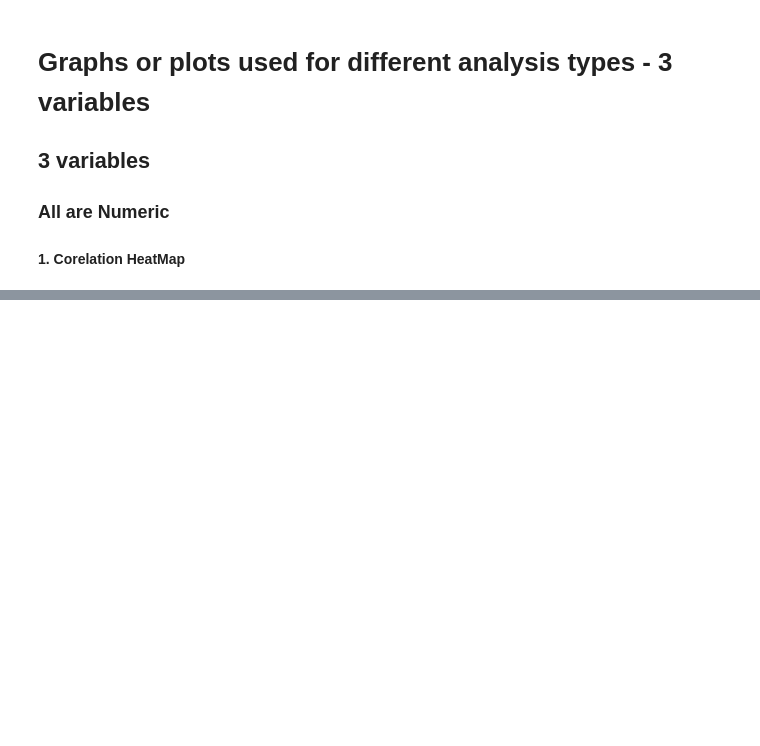
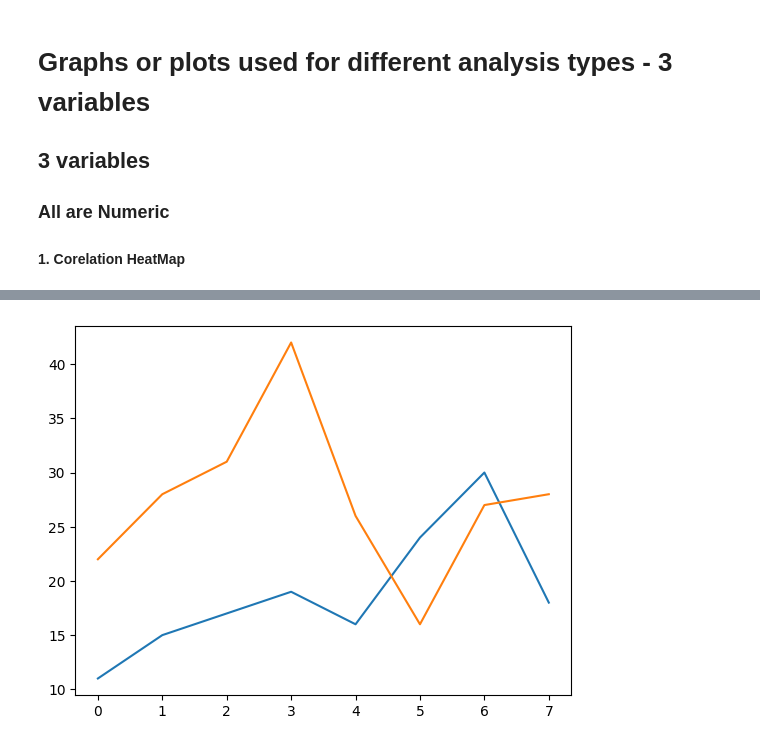
Before and after one commit to rijosasidharlearning-jpg/DataScienceLab1, a Jupyter notebook: Data_Visualization_.ipynb, the cells around one changed output, grey strips where cells are left out. Drawn from its saved outputs; the diff is of its cells as text; code cells hidden in the pictures; blank space fills up the shorter version.

```diff
--- a/Data_Visualization_.ipynb
+++ b/Data_Visualization_.ipynb
@@ -94,0 +125,8 @@
+# %%
+df = pd.DataFrame({"X":[11,15,17,19,16,24,30,18],"Y":[22,28,31,42,26,16,27,28]})
+plt.plot(df["X"],data = df)
+plt.plot(df["Y"],data = df)
+plt.show()
+#
+# %% [output]
+[figure, added]
```
Also changed, not shown: parts of 34 cells of this notebook.
